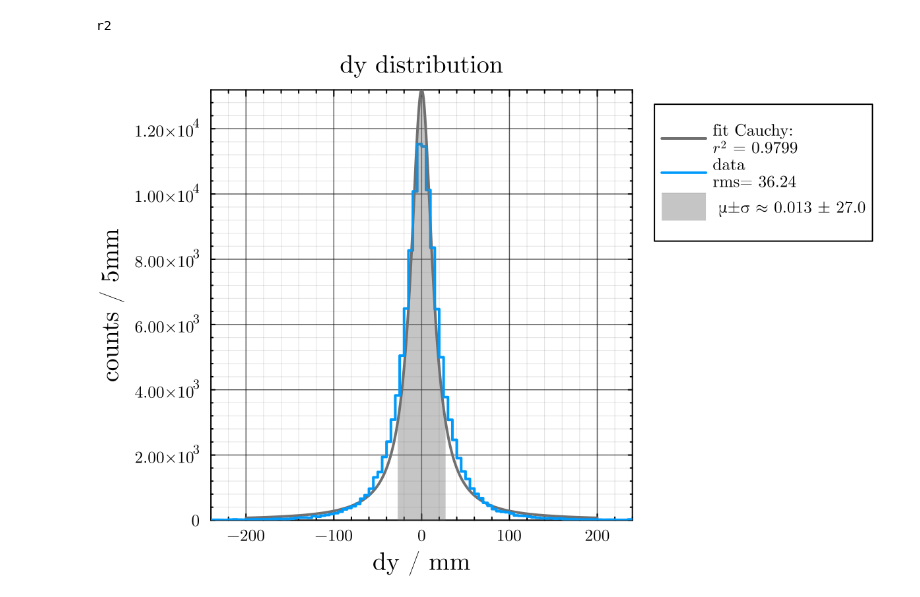
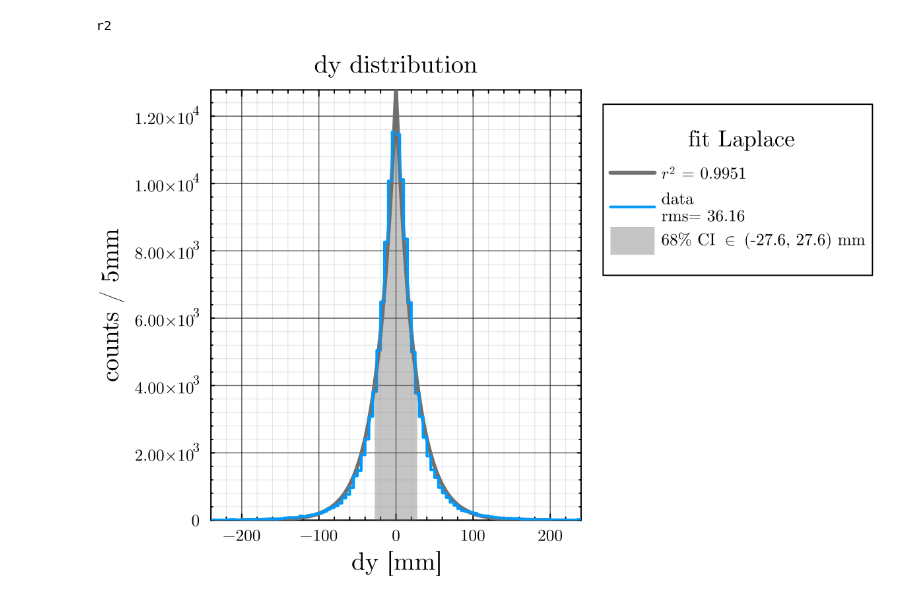
Before and after one commit to SuperNEMO-DBD/TrackReconstructionTests, a Jupyter notebook: Test_1/notebooks/CAT_2nubb.ipynb, the cells around one changed output. Drawn from its saved outputs; the diff is of its cells as text; code cells hidden in the pictures.

```diff
--- a/Test_1/notebooks/CAT_2nubb.ipynb
+++ b/Test_1/notebooks/CAT_2nubb.ipynb
@@ -269,15 +267,18 @@ function r2(fit_function, histogram)
 end
 # %% [output]
 r2
-# %%
-fdy(x) = step(h1dy.edges[1])*nrow(df)*fit_function_dy( mu_dy, sigma_dy, x )
-
-pmSigmady = quantile(Cauchy(mu_dy, sigma_dy), [0.15865, 0.84135]) # [0.15865, 0.84135] is equal to ±σ quantiles
-mu_pm_sigma_dy = mu_dy ± pmSigmady[2] # get the mean value plus/minus 1 sigma as a measurement
-
-plot(-200:0.1:200, x-> fdy(x), label ="fit Cauchy: \n"* L"r^2"* " = $(round(r2(fdy, h1dy), sigdigits=4))", lw =2, c=3, title="dy distribution", dpi =200)
-plot!(h1dy , xlabel = "dy / mm", ylabel ="counts / 5mm", label ="data \nrms= $(round(rms(df.dy), digits=2))", c=2, lw = 2, st=:step, widen =:false)
-plot!( pmSigmady[1]:0.1:pmSigmady[2], x-> fdy(x), lw = 0, f = 0, fa =0.4, c=3, label =" μ±σ ≈ $( mu_pm_sigma_dy )" )
-# %% [output]
-[figure, removed]
+# %%
+fdy(x) = step(h1dy.edges[1])*nrow(df)*fit_function_dy( mu_dy, sigma_dy, x)
+
+pmSigmady = quantile(Laplace(mu_dy, sigma_dy), [0.15865, 0.84135]) # [0.15865, 0.84135] is equal to 68% central quantiles
+CILabel = "68% CI " *L"\in~" * "($(round(pmSigmady[1], sigdigits=3)), $(round(pmSigmady[2], sigdigits=3))) mm"
+
+plot(1, title = "dy distribution", dpi =200, label="")
+plot!(-200:0.1:200, x-> fdy(x), label =L"r^2"* " = $(round(r2(fdy, h1dy), sigdigits=4))", labeltitle="fit Laplace", c=3, lw=3)
+plot!(h1dy, label ="data \nrms= $(round(rms(df.dy), digits=2))", c=2, lw = 2, st=:step, widen =:false)
+plot!(pmSigmady[1]:0.1:pmSigmady[2], x-> fdy(x), lw = 0, f = 0, fa =0.4, c=3, label = CILabel)
+xlabel!("dy [mm]")
+ylabel!("counts / 5mm")
+# %% [output]
+[figure, added]
 # %%
```
Also changed, not shown: parts of 20 cells of this notebook, 3 other files.
